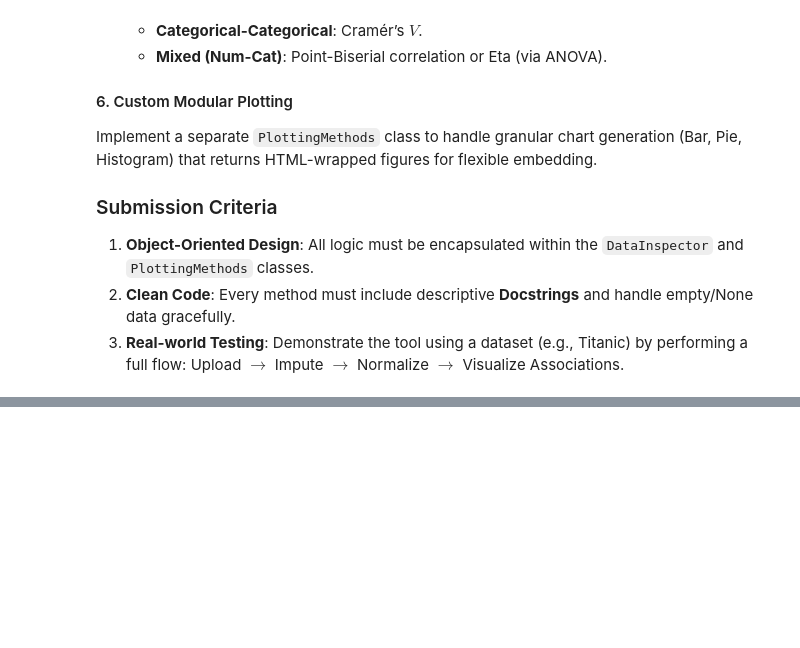
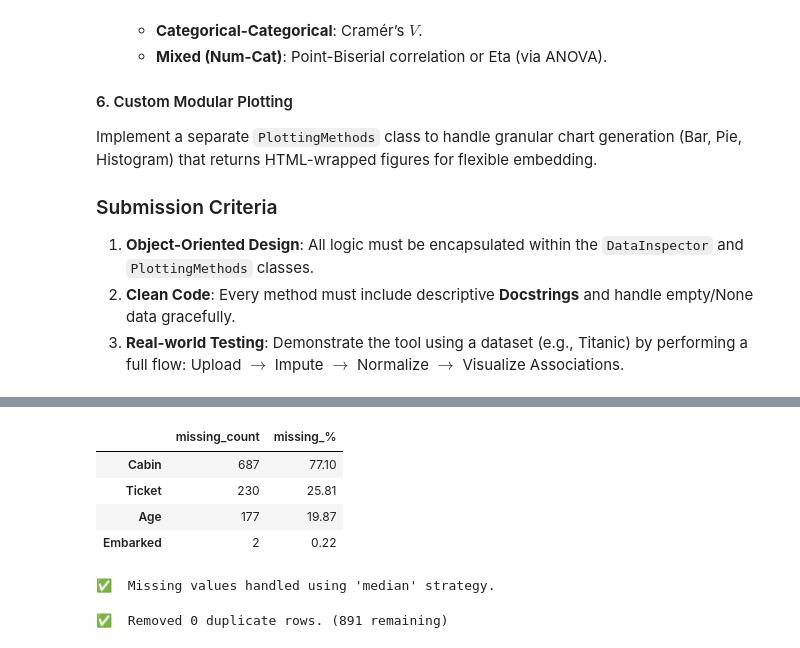
Before and after one commit to tiran543/Statistical-Learning-e23094, a Jupyter notebook: Copy_of_data_wrangling_assignment.ipynb, the cells around one changed output, grey strips where cells are left out. Saved outputs shown, nothing was run; the diff lists cells and outputs as text; code cells hidden in the pictures; blank space fills up the shorter version.

```diff
--- a/Copy_of_data_wrangling_assignment.ipynb
+++ b/Copy_of_data_wrangling_assignment.ipynb
@@ -149,0 +113,16 @@ For example, when doing 'df[col].method(value, inplace=True)', try using 'df.met
+# %%
+inspector.show_missing_data()
+# %% [output]
+|  | missing_count | missing_% |
+| Cabin | 687 | 77.10 |
+| Ticket | 230 | 25.81 |
+| Age | 177 | 19.87 |
+| Embarked | 2 | 0.22 |
+# %%
+inspector.handle_missing_values(strategy='median')
+# %% [output]
+✅  Missing values handled using 'median' strategy.
+# %%
+inspector.remove_duplicates()
+# %% [output]
+✅  Removed 0 duplicate rows. (891 remaining)
```
Also changed, not shown: parts of 14 cells of this notebook.
